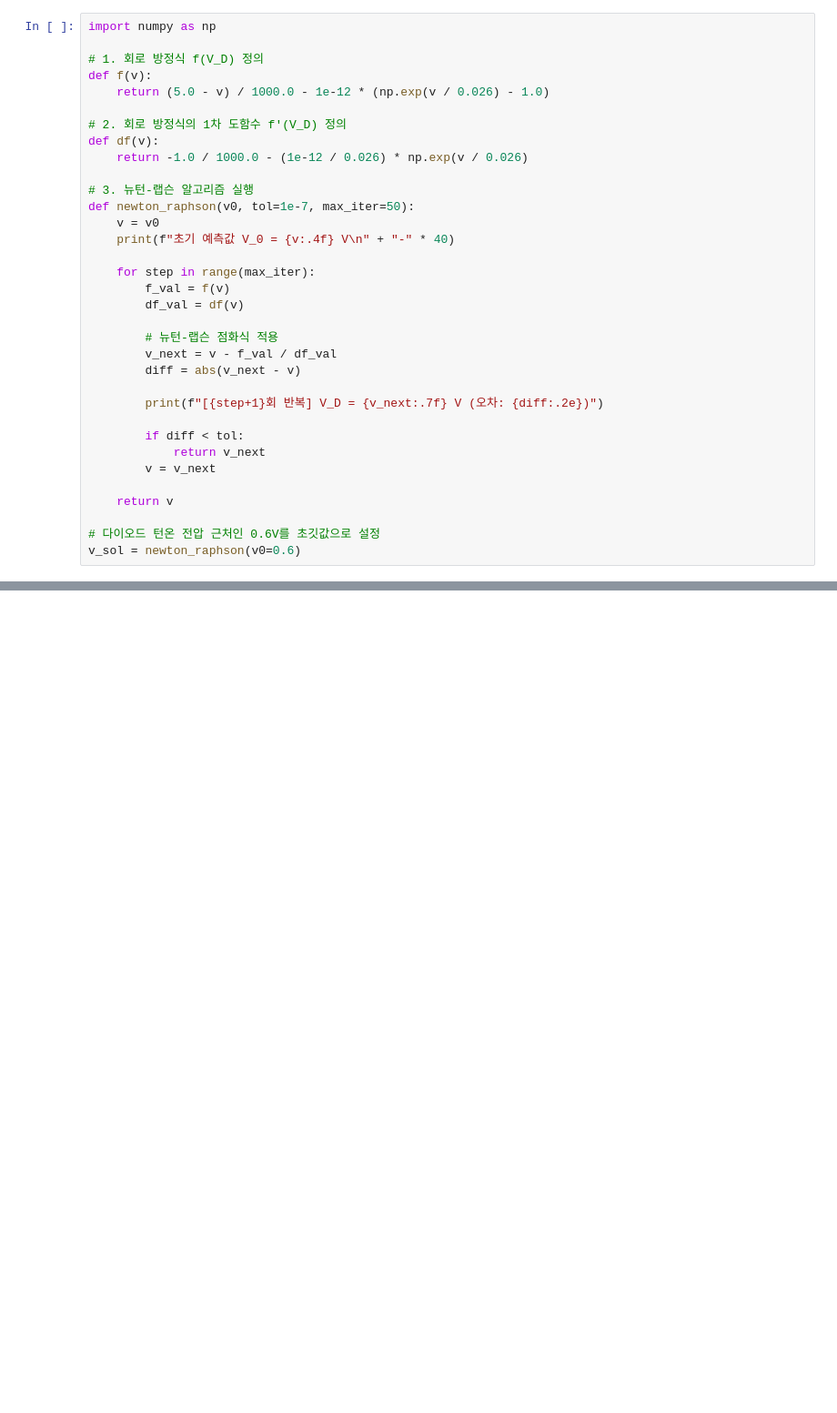
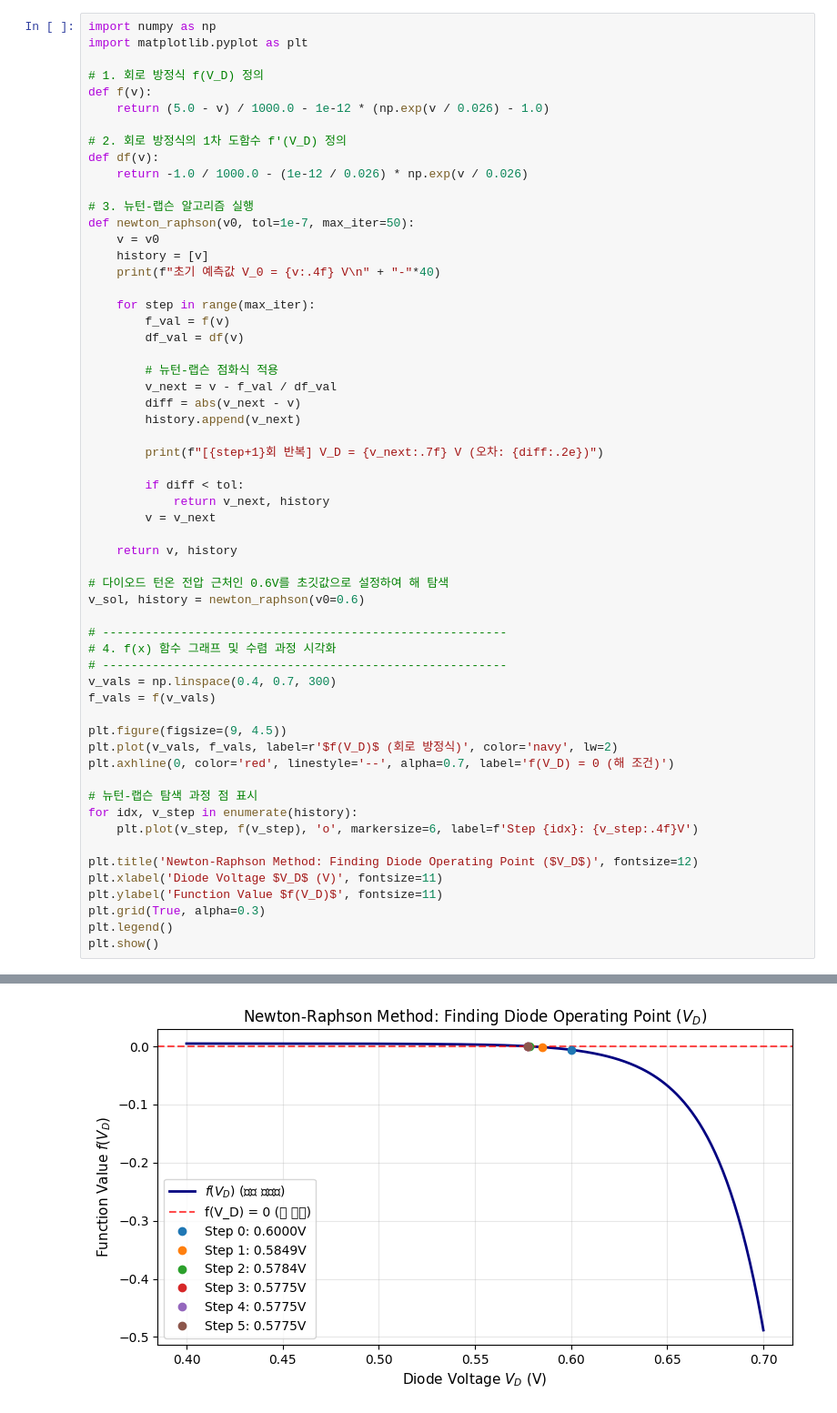
Before and after one commit to artcoding93/Numerical-Recipe-Archive, a Jupyter notebook: 03_newton_raphson/newton_raphson_method.ipynb, the cells around one changed output, grey strips where cells are left out. Shown at 91% size. Cells and saved outputs as stored; diff of their text form; blank space fills up the shorter version.

```diff
--- a/03_newton_raphson/newton_raphson_method.ipynb
+++ b/03_newton_raphson/newton_raphson_method.ipynb
@@ -2,6 +2,7 @@
 <a href="https://colab.research.google.com/github/artcoding93/Numerical-Recipe-Archive/blob/main/03_newton_raphson/newton_raphson_method.ipynb" target="_parent"><img src="https://colab.research.google.com/assets/colab-badge.svg" alt="Open In Colab"/></a>
 # %%
 import numpy as np
+import matplotlib.pyplot as plt
 
 # 1. 회로 방정식 f(V_D) 정의
 def f(v):
@@ -14,7 +15,8 @@ def df(v):
 # 3. 뉴턴-랩슨 알고리즘 실행
 def newton_raphson(v0, tol=1e-7, max_iter=50):
     v = v0
-    print(f"초기 예측값 V_0 = {v:.4f} V\n" + "-" * 40)
+    history = [v]
+    print(f"초기 예측값 V_0 = {v:.4f} V\n" + "-"*40)
 
     for step in range(max_iter):
         f_val = f(v)
@@ -23,14 +25,37 @@ def newton_raphson(v0, tol=1e-7, max_iter=50):
         # 뉴턴-랩슨 점화식 적용
         v_next = v - f_val / df_val
         diff = abs(v_next - v)
+        history.append(v_next)
 
         print(f"[{step+1}회 반복] V_D = {v_next:.7f} V (오차: {diff:.2e})")
 
         if diff < tol:
-            return v_next
+            return v_next, history
         v = v_next
 
-    return v
+    return v, history
 
-# 다이오드 턴온 전압 근처인 0.6V를 초깃값으로 설정
-v_sol = newton_raphson(v0=0.6)
+# 다이오드 턴온 전압 근처인 0.6V를 초깃값으로 설정하여 해 탐색
+v_sol, history = newton_raphson(v0=0.6)
+
+# ---------------------------------------------------------
+# 4. f(x) 함수 그래프 및 수렴 과정 시각화
+# ---------------------------------------------------------
+v_vals = np.linspace(0.4, 0.7, 300)
+f_vals = f(v_vals)
+
+plt.figure(figsize=(9, 4.5))
+plt.plot(v_vals, f_vals, label=r'$f(V_D)$ (회로 방정식)', color='navy', lw=2)
+plt.axhline(0, color='red', linestyle='--', alpha=0.7, label='f(V_D) = 0 (해 조건)')
+
+# 뉴턴-랩슨 탐색 과정 점 표시
+for idx, v_step in enumerate(history):
+    plt.plot(v_step, f(v_step), 'o', markersize=6, label=f'Step {idx}: {v_step:.4f}V')
+
+plt.title('Newton-Raphson Method: Finding Diode Operating Point ($V_D$)', fontsize=12)
+plt.xlabel('Diode Voltage $V_D$ (V)', fontsize=11)
+plt.ylabel('Function Value $f(V_D)$', fontsize=11)
+plt.grid(True, alpha=0.3)
+plt.legend()
+plt.show()
+# %% [output]
@@ -36,0 +79 @@ v_sol = newton_raphson(v0=0.6)
+[figure, added]
```
Also changed, not shown: parts of 1 cell of this notebook.
